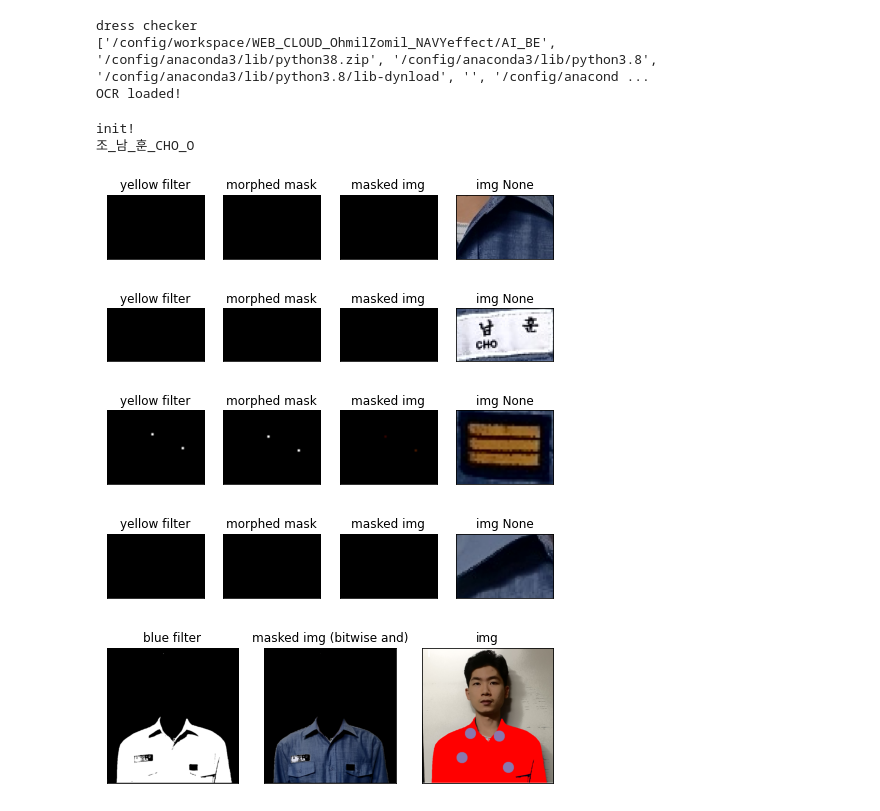
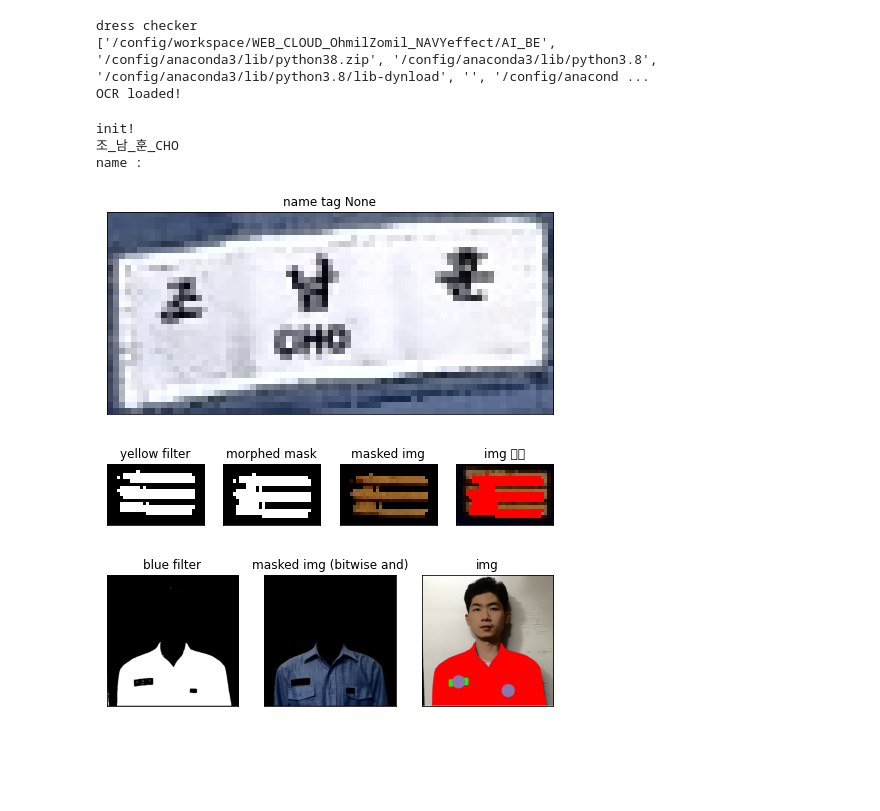
Before and after one commit to OmilZomil-OSAM-Hackathon-2022/OmilZomil-NAVYeffect, a Jupyter notebook: AI_BE/main.ipynb, the cells around one changed output. Saved outputs shown, nothing was run; the diff lists cells and outputs as text; code cells hidden in the pictures; blank space fills up the shorter version.

```diff
--- a/AI_BE/main.ipynb
+++ b/AI_BE/main.ipynb
@@ -23,25 +23,25 @@ OCR loaded!
 # %%
 from OZEngine.lib.utils import *
 from OZEngine import OmilZomil
 import cv2
 
 # org_img1 = cv2.imread('image/full_dress_uniform/2.jpg', cv2.IMREAD_COLOR)
 # org_img2 = cv2.imread('image/militery_uniform/1.jpeg', cv2.IMREAD_COLOR)
 org_img3 = cv2.imread('image/navy_service_uniform/6.jpg', cv2.IMREAD_COLOR)
-hsv_dst, yCrCb_dst = histNorm(org_img3)
+img = cv2.resize(org_img3, (500, 500))
+hsv_dst, yCrCb_dst = histNorm(img)
 
 model = OmilZomil()
 # model.detect(org_img1)
 # model.detect(org_img2)
 model.detect(yCrCb_dst)
 # %% [output]
 init!
-조_남_훈_CHO_O
+조_남_훈_CHO
+name :
-[figure, old version]
+[figure, new version]
-[figure, old version]
+[figure, new version]
-[figure, old version]
+[figure, new version]
-[figure, removed]
-[figure, removed]
 # %%
 # ap = argparse.ArgumentParser()
 # ap.add_argument("-i", "--image", required=True, help="Image path to the directory")
```
Also changed, not shown: parts of 2 cells of this notebook, 1 other file.
